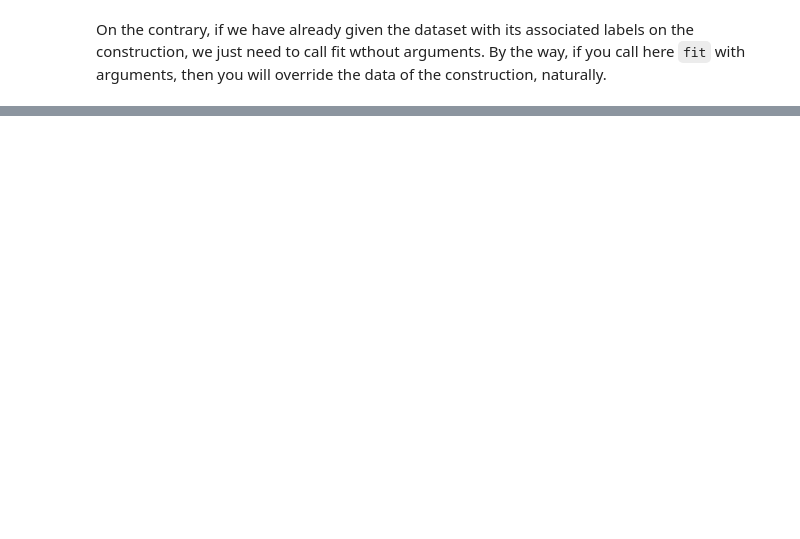
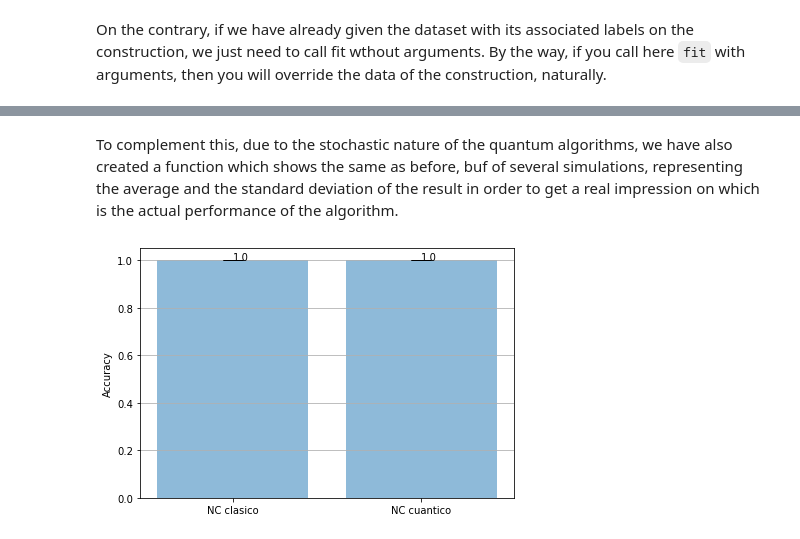
Before and after one commit to jorgevazquezperez/Quantum-image-classifier, a Jupyter notebook: docs/UsageTutorial.ipynb, the cells around one changed output, grey strips where cells are left out. Drawn from its saved outputs; the diff is of its cells as text; code cells hidden in the pictures; blank space fills up the shorter version.

```diff
--- a/docs/UsageTutorial.ipynb
+++ b/docs/UsageTutorial.ipynb
@@ -113,0 +114,26 @@ print(labels_predicted)
+# %% [markdown]
+To complement this, due to the stochastic nature of the quantum algorithms, we have also created a function which shows the same as before, buf of several simulations, representing the average and the standard deviation of the result in order to get a real impression on which is the actual performance of the algorithm.
+# %%
+from quantum_image_classifier import variance_error_graph
+from tqdm import tqdm
+
+accuracyQ = []
+accuracyC = []
+
+for _ in tqdm(range(20)):
+    quantum = quantumNC()
+    quantum.fit(train_X_syn, train_y_syn, n_dim)
+    labelsQ = quantum.predict(test_X_syn)
+
+    classical = classicalNC()
+    classical.fit(train_X_syn, train_y_syn)
+    labelsC = classical.predict(test_X_syn)
+
+    accuracyQ.append(_calc_accuracy(test_y_syn, labelsQ))
+    accuracyC.append(_calc_accuracy(test_y_syn, labelsC))
+
+# The plot will be saved in the directory of the notebook with this name
+variance_error_graph("./clasico_vs_cuantico_gen.png",
+                     ("NC clasico", accuracyC), ("NC cuantico", accuracyQ))
+# %% [output]
+[figure, added]
```
Also changed, not shown: parts of 20 cells of this notebook, 7 other files.
